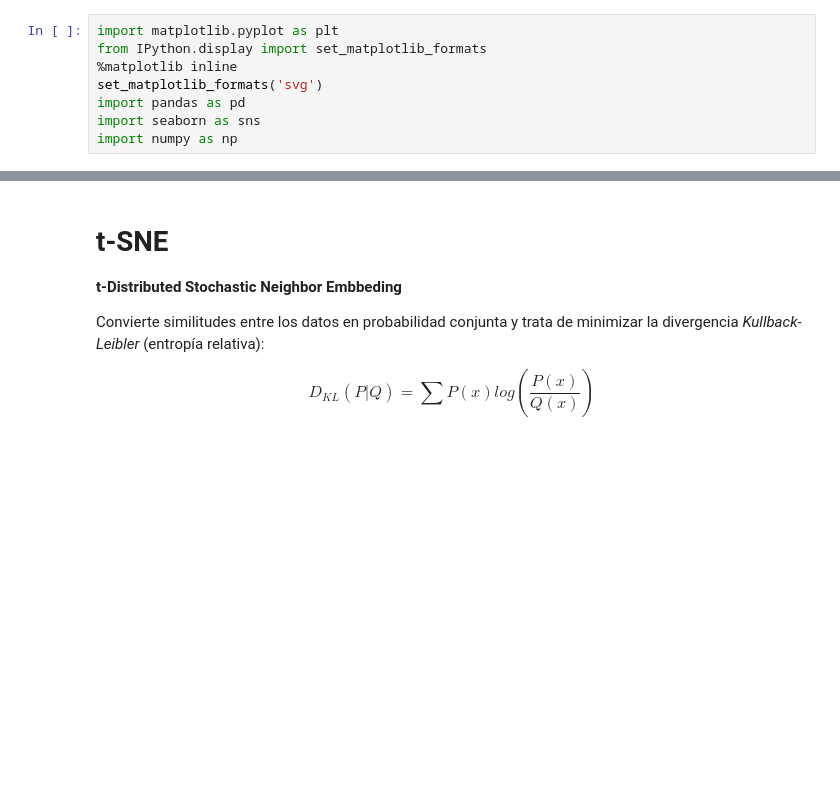
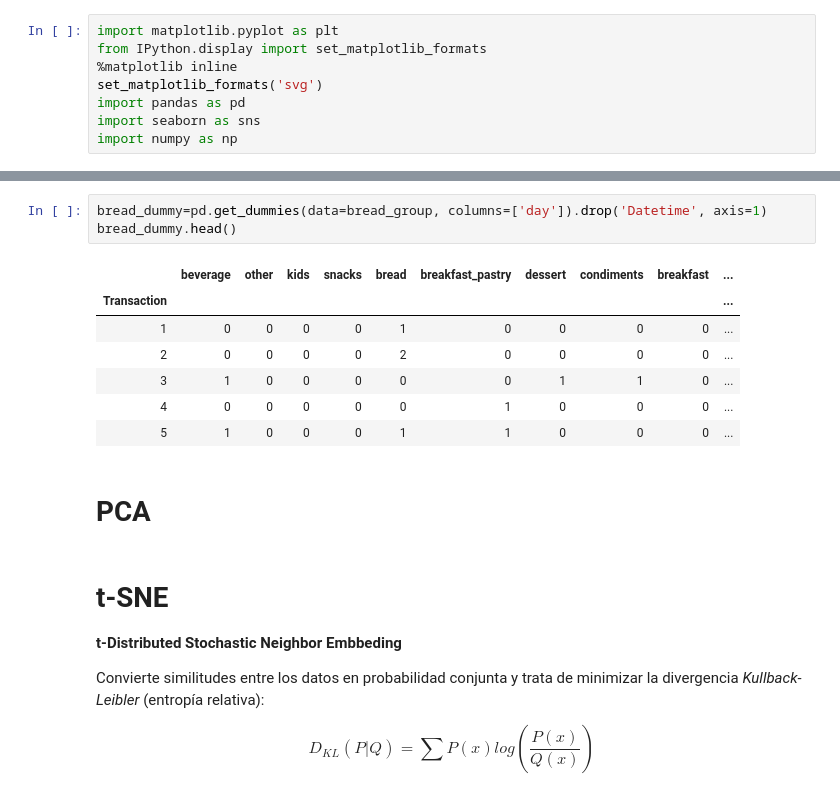
Before and after one commit to YonatanRA/clases_datamex0320, a Jupyter notebook: w7_d2 - More USL.ipynb, the cells around one changed output, grey strips where cells are left out. Drawn from its saved outputs; the diff is of its cells as text; blank space fills up the shorter version.

```diff
--- a/w7_d2 - More USL.ipynb
+++ b/w7_d2 - More USL.ipynb
@@ -178,3 +385,16 @@ breadbasket.head()
+# %%
+bread_dummy=pd.get_dummies(data=bread_group, columns=['day']).drop('Datetime', axis=1)
+bread_dummy.head()
+# %% [output]
+|  | beverage | other | kids | snacks | bread | breakfast_pastry | dessert | condiments | breakfast | ... |
+| Transaction |  |  |  |  |  |  |  |  |  | ... |
+| 1 | 0 | 0 | 0 | 0 | 1 | 0 | 0 | 0 | 0 | ... |
+| 2 | 0 | 0 | 0 | 0 | 2 | 0 | 0 | 0 | 0 | ... |
+| 3 | 1 | 0 | 0 | 0 | 0 | 0 | 1 | 1 | 0 | ... |
+| 4 | 0 | 0 | 0 | 0 | 0 | 1 | 0 | 0 | 0 | ... |
+| 5 | 1 | 0 | 0 | 0 | 1 | 1 | 0 | 0 | 0 | ... |
+# %% [markdown]
+# PCA
 # %% [markdown]
 # t-SNE
 
```
Also changed, not shown: parts of 26 cells of this notebook.
